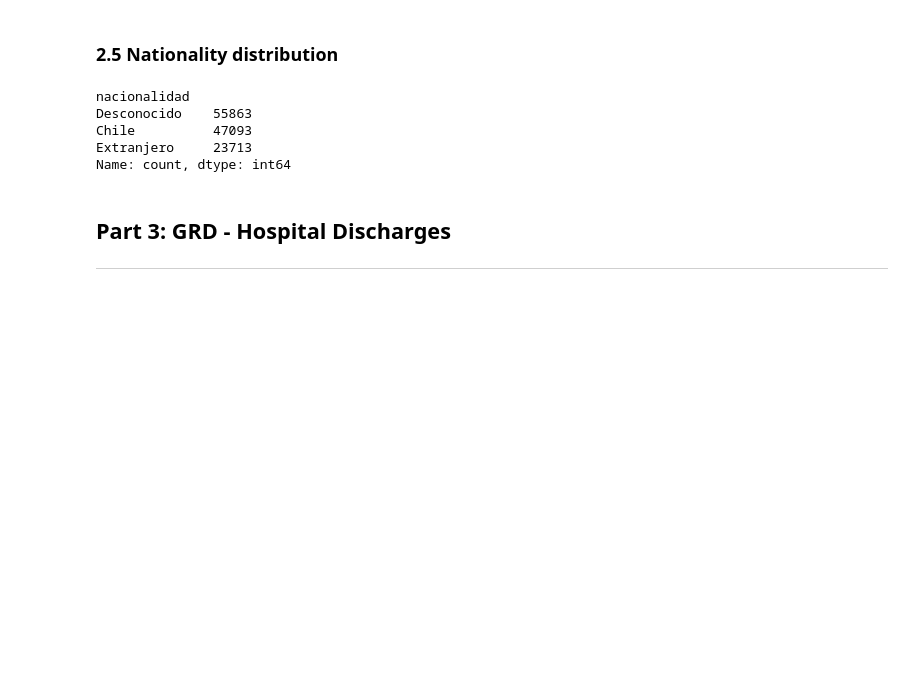
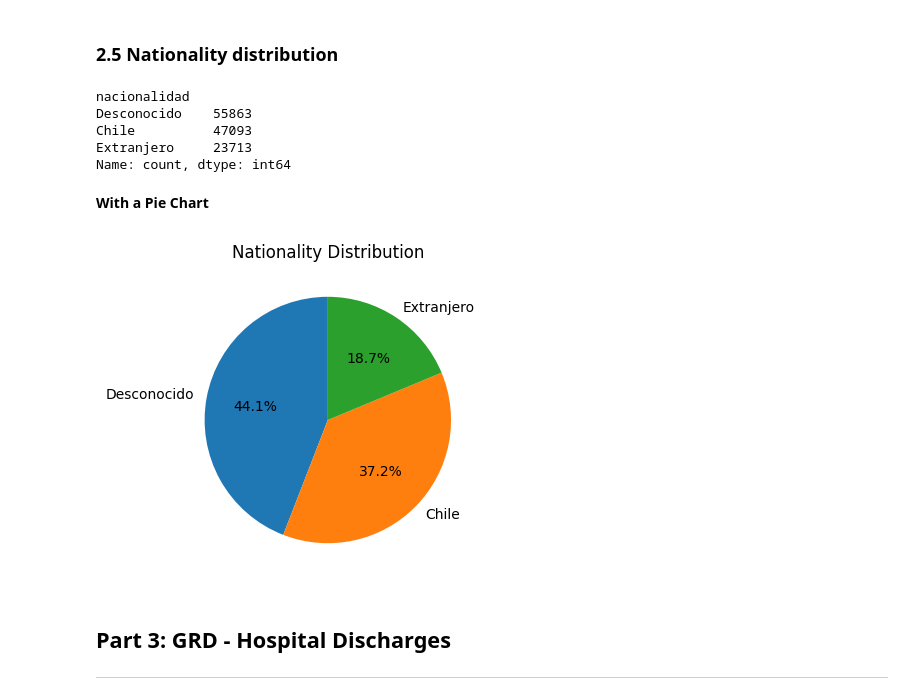
Before and after one commit to sbolomey/IELE756-Group-7-REPO, a Jupyter notebook: notebooks/Tarea0.ipynb, the cells around one changed output. Cells and saved outputs as stored; diff of their text form; code cells hidden in the pictures; blank space fills up the shorter version.

```diff
--- a/notebooks/Tarea0.ipynb
+++ b/notebooks/Tarea0.ipynb
@@ -272,13 +249,30 @@ plt.show()
 # %% [markdown]
 ### 2.5 Nationality distribution
 # %%
-eno_region["nacionalidad"].value_counts()
+nat_dist = eno_region["nacionalidad"].value_counts()
+print(nat_dist)
 # %% [output]
 nacionalidad
 Desconocido    55863
 Chile          47093
 Extranjero     23713
 Name: count, dtype: int64
+# %% [markdown]
+**With a Pie Chart**
+# %%
+#Creating pie chart
+nat_dist.plot(
+    kind='pie',
+    figsize=(4, 4),          # Makes the chart a big square
+    autopct='%1.1f%%',       # Calculates and shows the percentages
+    startangle=90,           # Rotates the first slice to start at the top
+    title="Nationality Distribution"    # Adds a title
+)
+
+plt.ylabel("")
+plt.show()
+# %% [output]
+[figure, added]
 # %% [markdown]
 ## Part 3: GRD - Hospital Discharges
 ---
```
Also changed, not shown: parts of 3 cells of this notebook.
